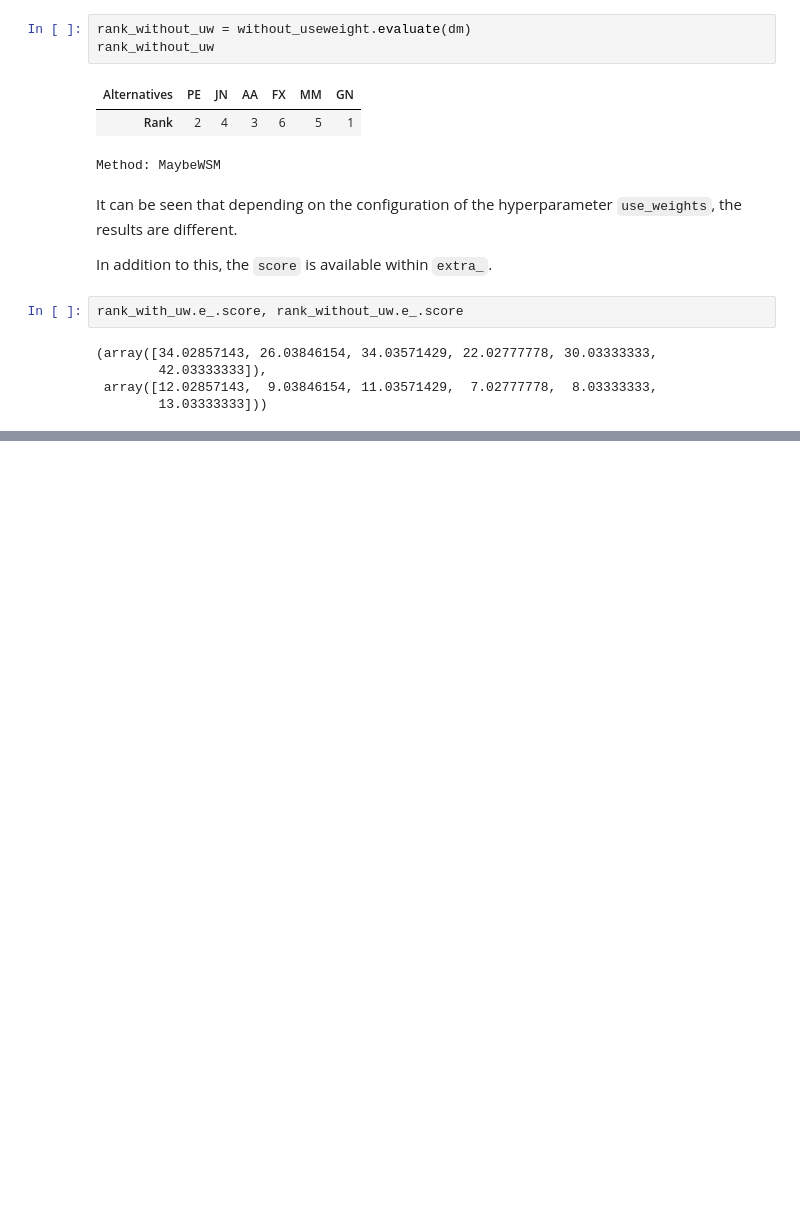
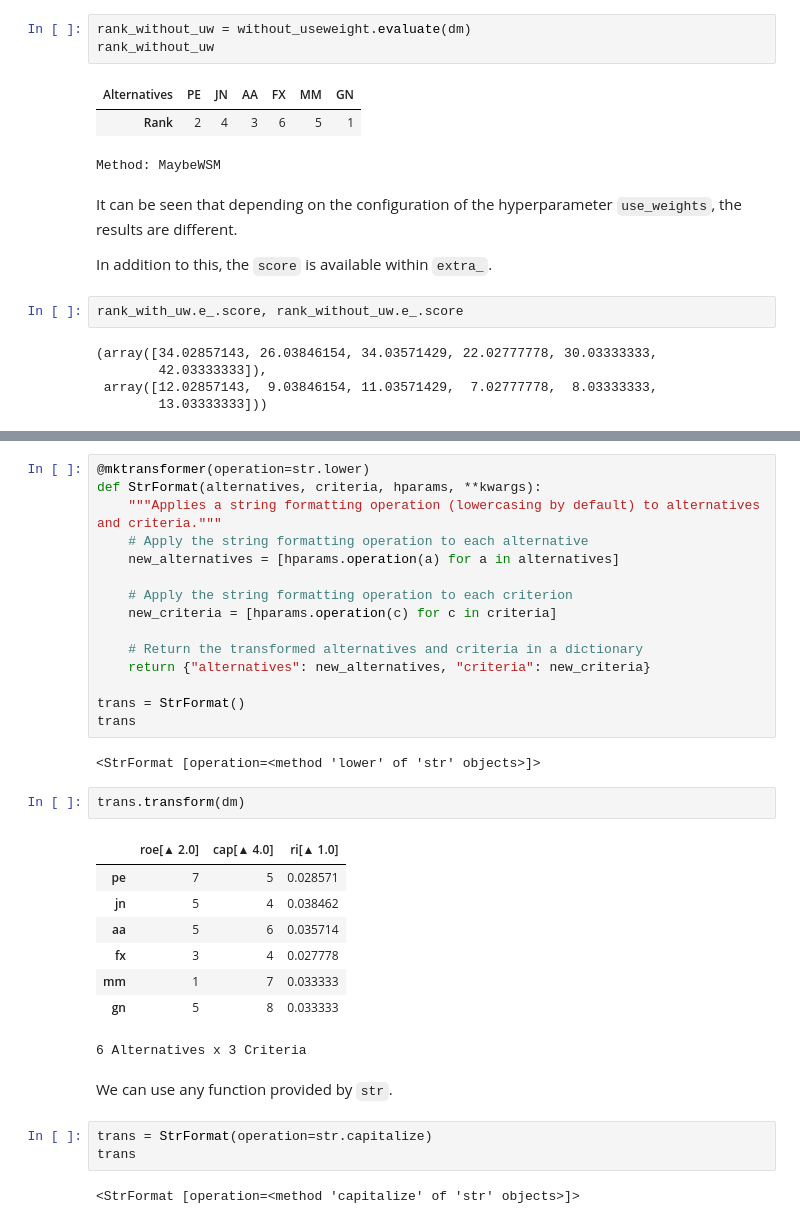
Before and after one commit to quatrope/scikit-criteria, a Jupyter notebook: docs/source/tutorial/extend.ipynb, the cells around one changed output, grey strips where cells are left out. Saved outputs shown, nothing was run; the diff lists cells and outputs as text; blank space fills up the shorter version.

```diff
--- a/docs/source/tutorial/extend.ipynb
+++ b/docs/source/tutorial/extend.ipynb
@@ -269,0 +277,35 @@ rank_with_uw.e_.score, rank_without_uw.e_.score
+# %%
+@mktransformer(operation=str.lower)
+def StrFormat(alternatives, criteria, hparams, **kwargs):
+    """Applies a string formatting operation (lowercasing by default) to alternatives and criteria."""
+    # Apply the string formatting operation to each alternative
+    new_alternatives = [hparams.operation(a) for a in alternatives]
+
+    # Apply the string formatting operation to each criterion
+    new_criteria = [hparams.operation(c) for c in criteria]
+
+    # Return the transformed alternatives and criteria in a dictionary
+    return {"alternatives": new_alternatives, "criteria": new_criteria}
+
+trans = StrFormat()
+trans
+# %% [output]
+<StrFormat [operation=<method 'lower' of 'str' objects>]>
+# %%
+trans.transform(dm)
+# %% [output]
+|  | roe[▲ 2.0] | cap[▲ 4.0] | ri[▲ 1.0] |
+| pe | 7 | 5 | 0.028571 |
+| jn | 5 | 4 | 0.038462 |
+| aa | 5 | 6 | 0.035714 |
+| fx | 3 | 4 | 0.027778 |
+| mm | 1 | 7 | 0.033333 |
+| gn | 5 | 8 | 0.033333 |
+6 Alternatives x 3 Criteria
+# %% [markdown]
+We can use any function provided by `str`.
+# %%
+trans = StrFormat(operation=str.capitalize)
+trans
+# %% [output]
+<StrFormat [operation=<method 'capitalize' of 'str' objects>]>
```
Also changed, not shown: parts of 20 cells of this notebook, 5 other files.
